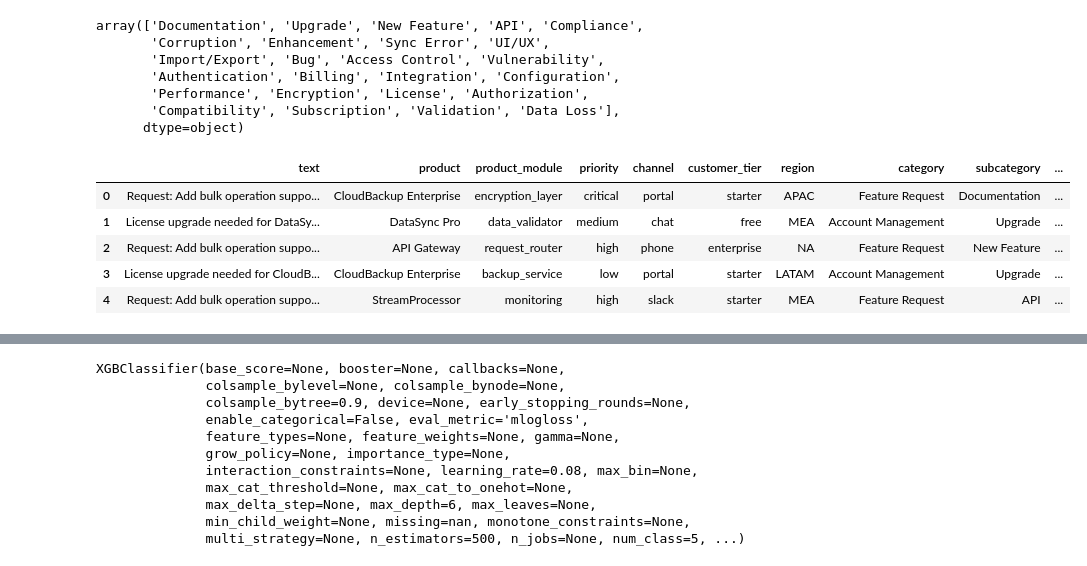
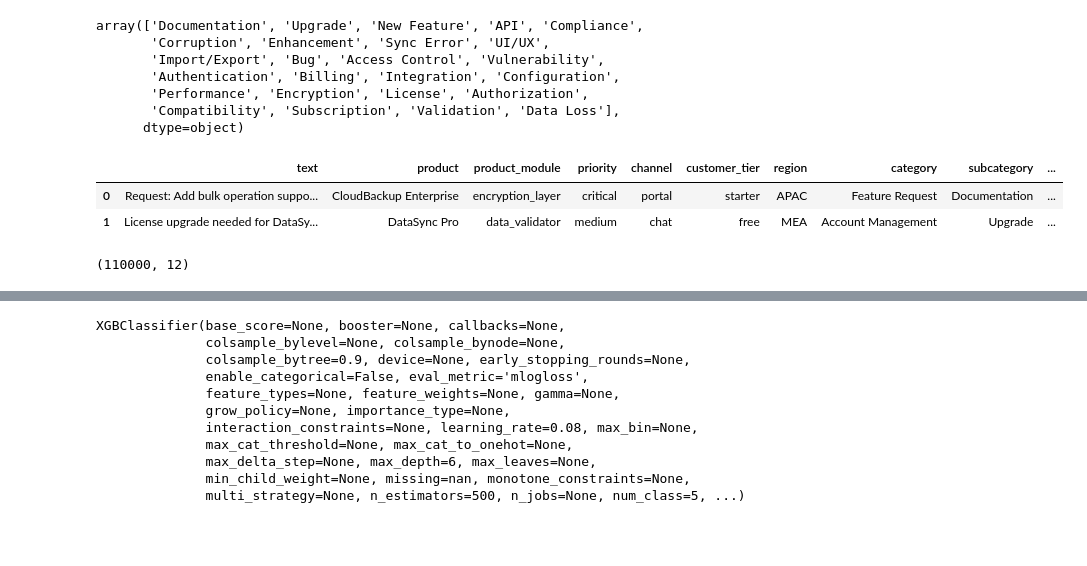
Before and after one commit to ramehhpalwai/AI-based-Product-Support-System, a Jupyter notebook: notebooks/eda.ipynb, the cells around one changed output, grey strips where cells are left out. Cells and saved outputs as stored; diff of their text form; code cells hidden in the pictures; blank space fills up the shorter version.

```diff
--- a/notebooks/eda.ipynb
+++ b/notebooks/eda.ipynb
@@ -91,12 +95,16 @@ from src.classification.data_processing import prepare_classification_dataset, g
 # %%
+### remove the date and time info from the error_logs feature
+### select the features which are usefull for classification
+
 classification_data= prepare_classification_dataset(json_data[0])
 classification_data = pd.DataFrame(classification_data)
-classification_data.head()
+classification_data.head(2)
 # %% [output]
 |  | text | product | product_module | priority | channel | customer_tier | region | category | subcategory | ... |
 | 0 | Request: Add bulk operation suppo... | CloudBackup Enterprise | encryption_layer | critical | portal | starter | APAC | Feature Request | Documentation | ... |
 | 1 | License upgrade needed for DataSy... | DataSync Pro | data_validator | medium | chat | free | MEA | Account Management | Upgrade | ... |
-| 2 | Request: Add bulk operation suppo... | API Gateway | request_router | high | phone | enterprise | NA | Feature Request | New Feature | ... |
-| 3 | License upgrade needed for CloudB... | CloudBackup Enterprise | backup_service | low | portal | starter | LATAM | Account Management | Upgrade | ... |
-| 4 | Request: Add bulk operation suppo... | StreamProcessor | monitoring | high | slack | starter | MEA | Feature Request | API | ... |
+# %%
+classification_data.shape
+# %% [output]
+(110000, 12)
 # %%
```
Also changed, not shown: parts of 14 cells of this notebook, 1 other file.
